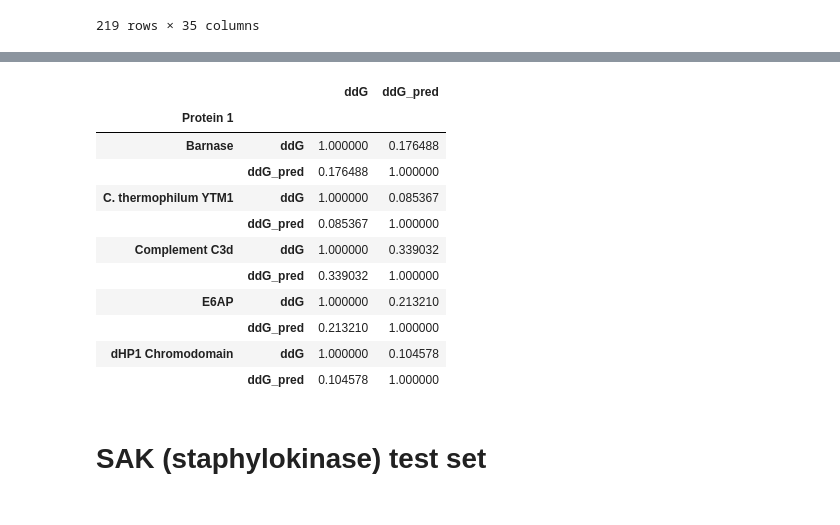
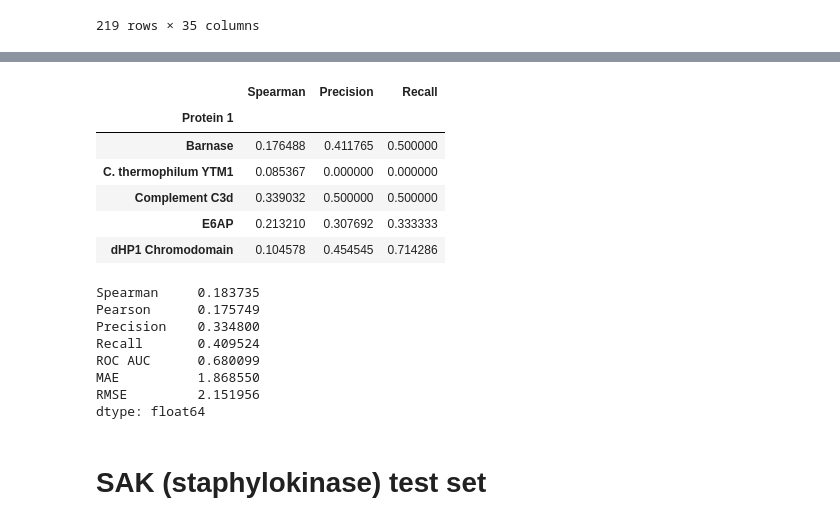
Before and after one commit to anton-bushuiev/esm, a Jupyter notebook: examples/inverse_folding/notebook_binding_ddg.ipynb, the cells around one changed output, grey strips where cells are left out. Cells and saved outputs as stored; diff of their text form; code cells hidden in the pictures.

Commit message:
Finish calculating results for final tables in the paper

```diff
--- a/examples/inverse_folding/notebook_binding_ddg.ipynb
+++ b/examples/inverse_folding/notebook_binding_ddg.ipynb
@@ -125,18 +149,40 @@ NameError: name 'df_s2_test' is not defined
-# %%
-df_s2_test.groupby('Protein 1')[['ddG', 'ddG_pred']].corr('spearman')
-# %% [output]
-|  |  | ddG | ddG_pred |
-| Protein 1 |  |  |  |
-| Barnase | ddG | 1.000000 | 0.176488 |
-|  | ddG_pred | 0.176488 | 1.000000 |
-| C. thermophilum YTM1 | ddG | 1.000000 | 0.085367 |
-|  | ddG_pred | 0.085367 | 1.000000 |
-| Complement C3d | ddG | 1.000000 | 0.339032 |
-|  | ddG_pred | 0.339032 | 1.000000 |
-| E6AP | ddG | 1.000000 | 0.213210 |
-|  | ddG_pred | 0.213210 | 1.000000 |
-| dHP1 Chromodomain | ddG | 1.000000 | 0.104578 |
-|  | ddG_pred | 0.104578 | 1.000000 |
+# %%
+def metrics_from_df(df):
+    pred = df['ddG_pred'] < 0
+    real = df['ddG'] < 0
+    return {
+        'Spearman': df['ddG'].corr(df['ddG_pred'], method='spearman'),
+        'Pearson': df['ddG'].corr(df['ddG_pred'], method='pearson'),
+        'Precision': precision_score(real, pred),
+        'Recall': recall_score(real, pred),
+        'ROC AUC': roc_auc_score(real, -df['ddG_pred']) if len(df) else np.nan,
+        'MAE': (df['ddG'] - df['ddG_pred']).abs().mean(),
+        'RMSE': sqrt((df['ddG'] - df['ddG_pred']).pow(2).mean())
+    }
+
+
+res = df_s2_test.groupby('Protein 1').apply(metrics_from_df)
+df_s2_test_agg = pd.DataFrame(res.tolist())
+df_s2_test_agg = df_s2_test_agg.set_index(res.index)
+display(df_s2_test_agg[['Spearman', 'Precision', 'Recall']])
+
+df_s2_test_agg.mean()
+# %% [output]
+|  | Spearman | Precision | Recall |
+| Protein 1 |  |  |  |
+| Barnase | 0.176488 | 0.411765 | 0.500000 |
+| C. thermophilum YTM1 | 0.085367 | 0.000000 | 0.000000 |
+| Complement C3d | 0.339032 | 0.500000 | 0.500000 |
+| E6AP | 0.213210 | 0.307692 | 0.333333 |
+| dHP1 Chromodomain | 0.104578 | 0.454545 | 0.714286 |
+Spearman     0.183735
+Pearson      0.175749
+Precision    0.334800
+Recall       0.409524
+ROC AUC      0.680099
+MAE          1.868550
+RMSE         2.151956
+dtype: float64
 # %% [markdown]
 # SAK (staphylokinase) test set
 # %%
```
Also changed, not shown: parts of 3 cells of this notebook.
